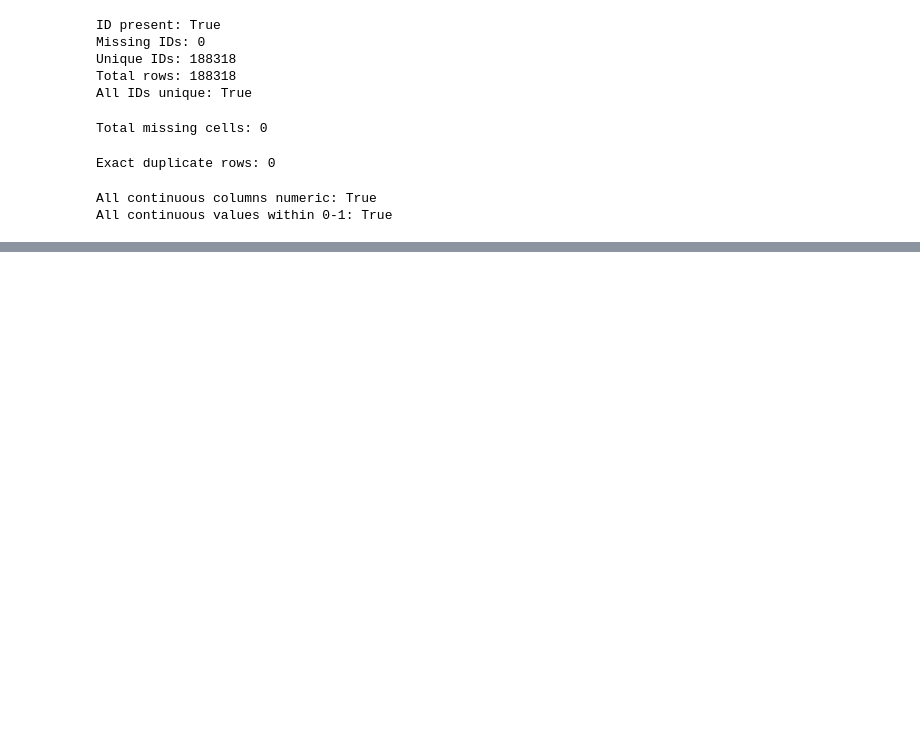
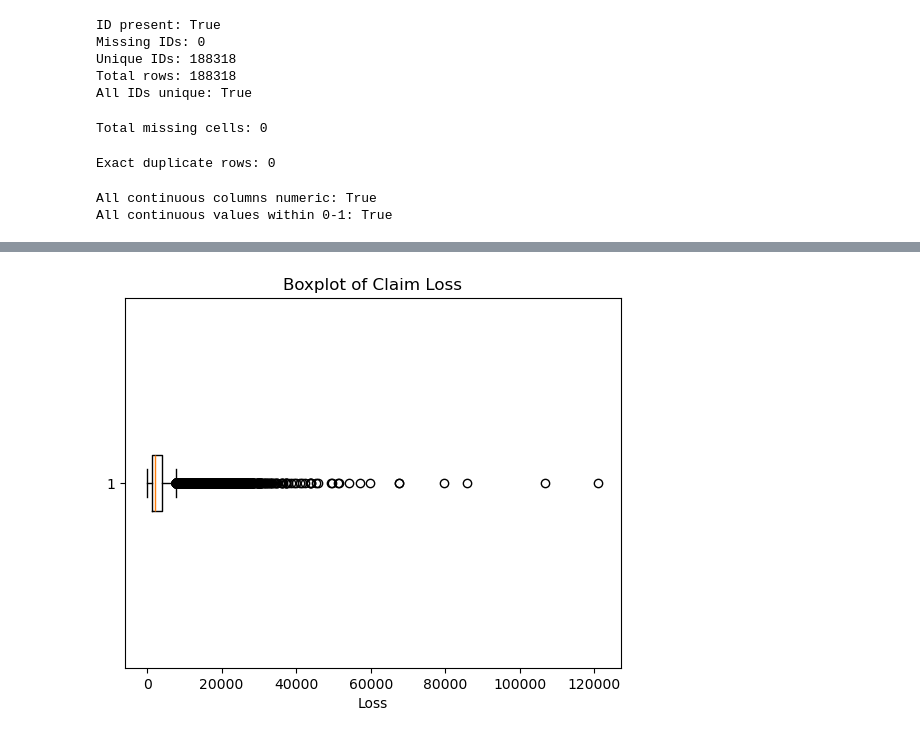
Before and after one commit to Break-Through-Tech/Allstate-1C-predicting-auto-claims-severity, a Jupyter notebook: notebooks/data-understanding.ipynb, the cells around one changed output, grey strips where cells are left out. Cells and saved outputs as stored; diff of their text form; code cells hidden in the pictures; blank space fills up the shorter version.

```diff
--- a/notebooks/data-understanding.ipynb
+++ b/notebooks/data-understanding.ipynb
@@ -375,0 +468,8 @@ NumPy Version: 2.3.3
+# %%
+# raw loss boxplot
+plt.boxplot(loss_series, vert=False)
+plt.xlabel("Loss")
+plt.title("Boxplot of Claim Loss")
+plt.show()
+# %% [output]
+[figure, added]
```
Also changed, not shown: parts of 16 cells of this notebook.
